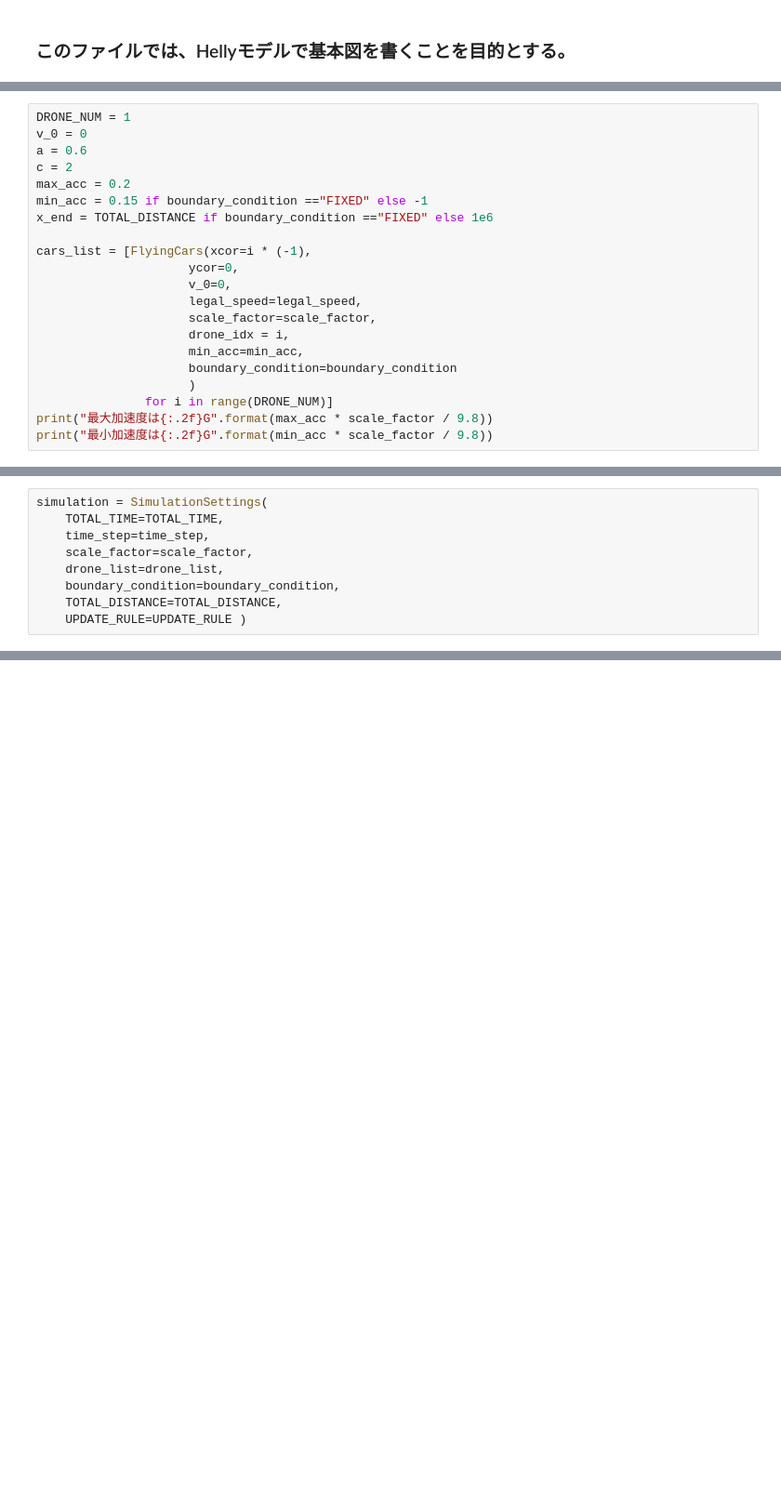
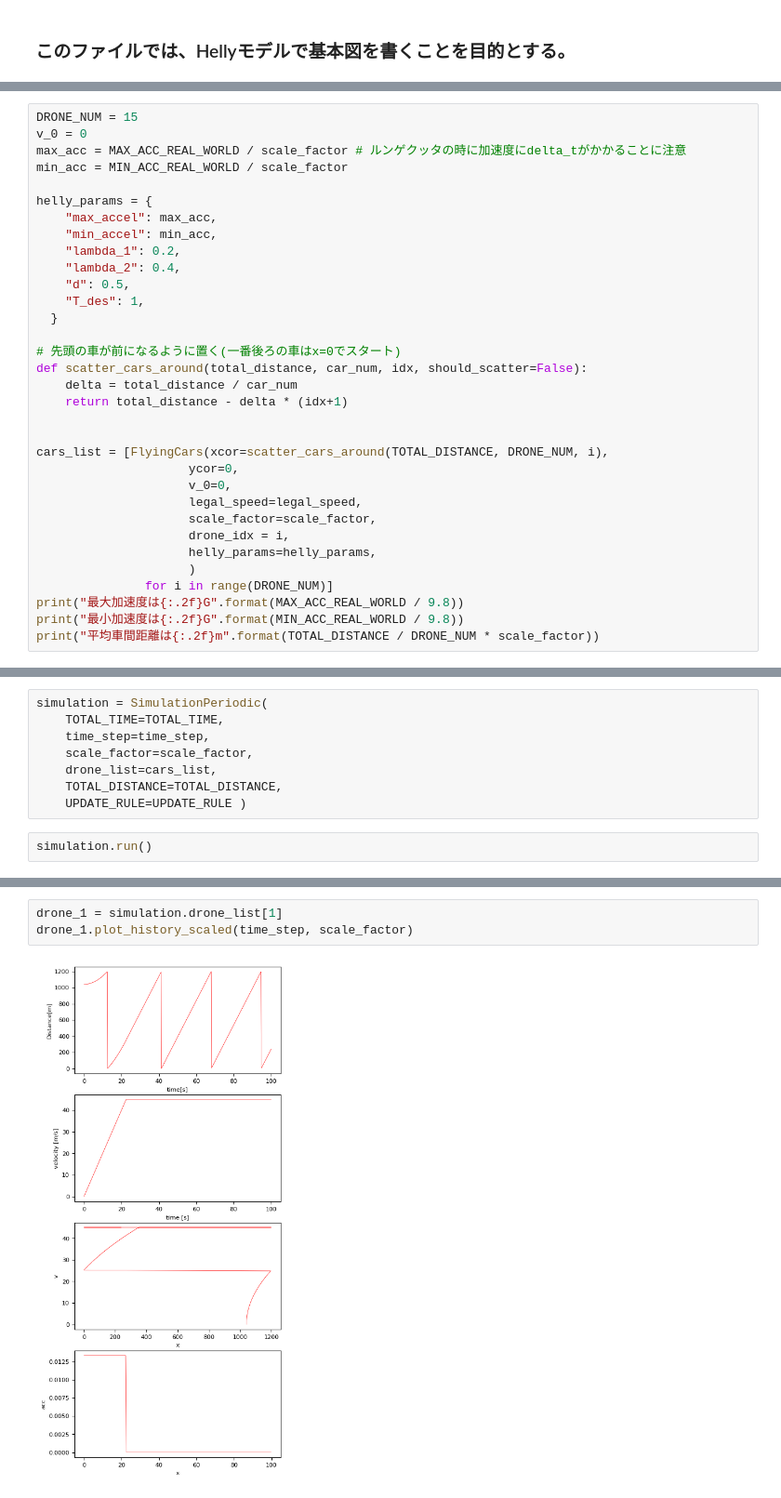
Before and after one commit to Aki-Fujita/drone_simulation, a Jupyter notebook: work/research_log/notebooks/periodic_simulation.ipynb, the cells around one changed output, grey strips where cells are left out. Shown: that part at 93% size. Saved outputs shown, nothing was run; the diff lists cells and outputs as text; blank space fills up the shorter version.

```diff
--- a/work/research_log/notebooks/periodic_simulation.ipynb
+++ b/work/research_log/notebooks/periodic_simulation.ipynb
@@ -27,22 +29,34 @@ print(f"巡航距離は{TOTAL_DISTANCE * scale_factor /1000}kmです")
 # %%
-DRONE_NUM = 1
+DRONE_NUM = 15
 v_0 = 0
-a = 0.6
-c = 2
-max_acc = 0.2
-min_acc = 0.15 if boundary_condition =="FIXED" else -1
-x_end = TOTAL_DISTANCE if boundary_condition =="FIXED" else 1e6
+max_acc = MAX_ACC_REAL_WORLD / scale_factor # ルンゲクッタの時に加速度にdelta_tがかかることに注意
+min_acc = MIN_ACC_REAL_WORLD / scale_factor
 
-cars_list = [FlyingCars(xcor=i * (-1),
+helly_params = {
+    "max_accel": max_acc,
+    "min_accel": min_acc,
+    "lambda_1": 0.2,
+    "lambda_2": 0.4,
+    "d": 0.5,
+    "T_des": 1,
+  }
+
+# 先頭の車が前になるように置く(一番後ろの車はx=0でスタート)
+def scatter_cars_around(total_distance, car_num, idx, should_scatter=False):
+    delta = total_distance / car_num
+    return total_distance - delta * (idx+1)
+
+
+cars_list = [FlyingCars(xcor=scatter_cars_around(TOTAL_DISTANCE, DRONE_NUM, i),
                      ycor=0,
                      v_0=0,
                      legal_speed=legal_speed,
                      scale_factor=scale_factor,
                      drone_idx = i,
-                     min_acc=min_acc,
-                     boundary_condition=boundary_condition
+                     helly_params=helly_params,
                      )
                for i in range(DRONE_NUM)]
-print("最大加速度は{:.2f}G".format(max_acc * scale_factor / 9.8))
-print("最小加速度は{:.2f}G".format(min_acc * scale_factor / 9.8))
+print("最大加速度は{:.2f}G".format(MAX_ACC_REAL_WORLD / 9.8))
+print("最小加速度は{:.2f}G".format(MIN_ACC_REAL_WORLD / 9.8))
+print("平均車間距離は{:.2f}m".format(TOTAL_DISTANCE / DRONE_NUM * scale_factor))
 # %% [output]
@@ -51,9 +66,10 @@ print("最小加速度は{:.2f}G".format(min_acc * scale_factor / 9.8))
 # %%
-simulation = SimulationSettings(
+simulation = SimulationPeriodic(
     TOTAL_TIME=TOTAL_TIME,
     time_step=time_step,
     scale_factor=scale_factor,
-    drone_list=drone_list,
-    boundary_condition=boundary_condition,
+    drone_list=cars_list,
     TOTAL_DISTANCE=TOTAL_DISTANCE,
     UPDATE_RULE=UPDATE_RULE )
+# %%
+simulation.run()
@@ -59,0 +98,5 @@ simulation = SimulationSettings(
+# %%
+drone_1 = simulation.drone_list[1]
+drone_1.plot_history_scaled(time_step, scale_factor)
+# %% [output]
+[figure, added]
```
Also changed, not shown: parts of 7 cells of this notebook, 6 other files.
